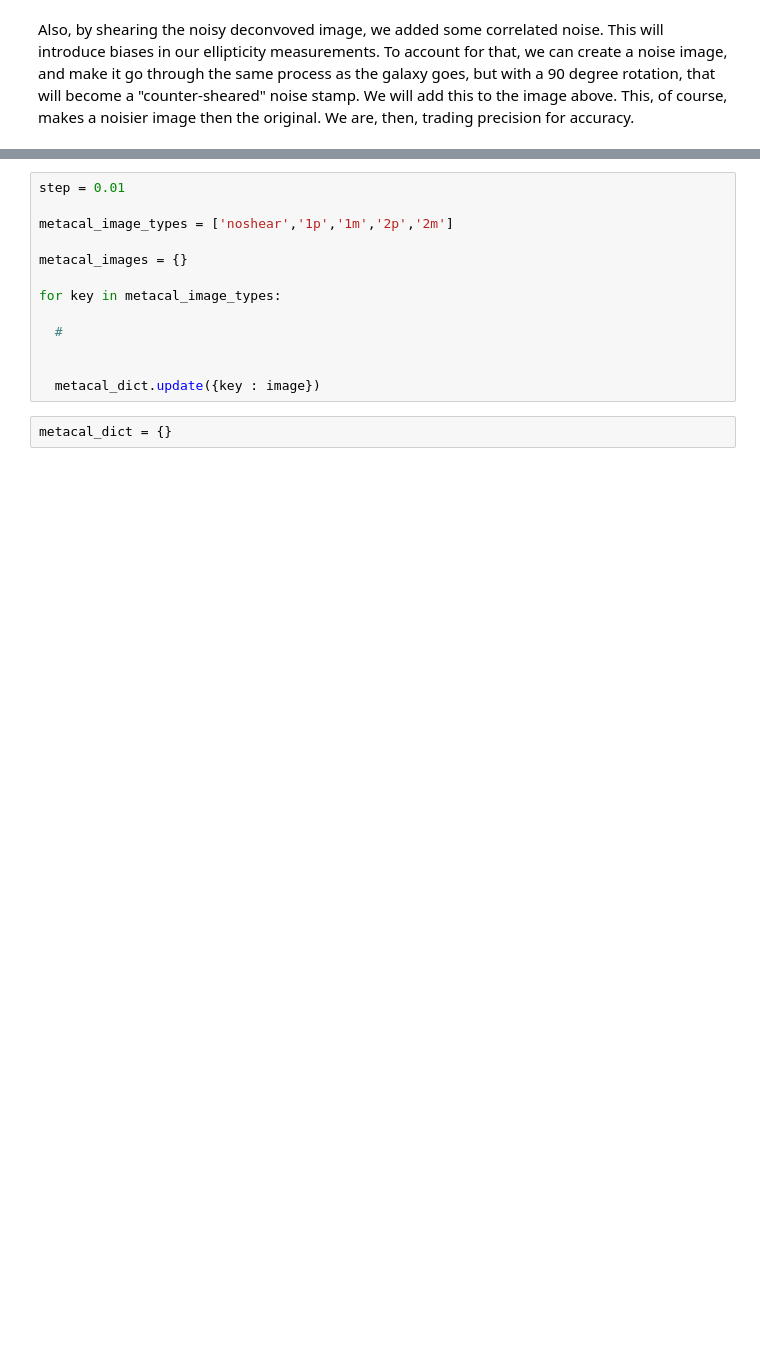
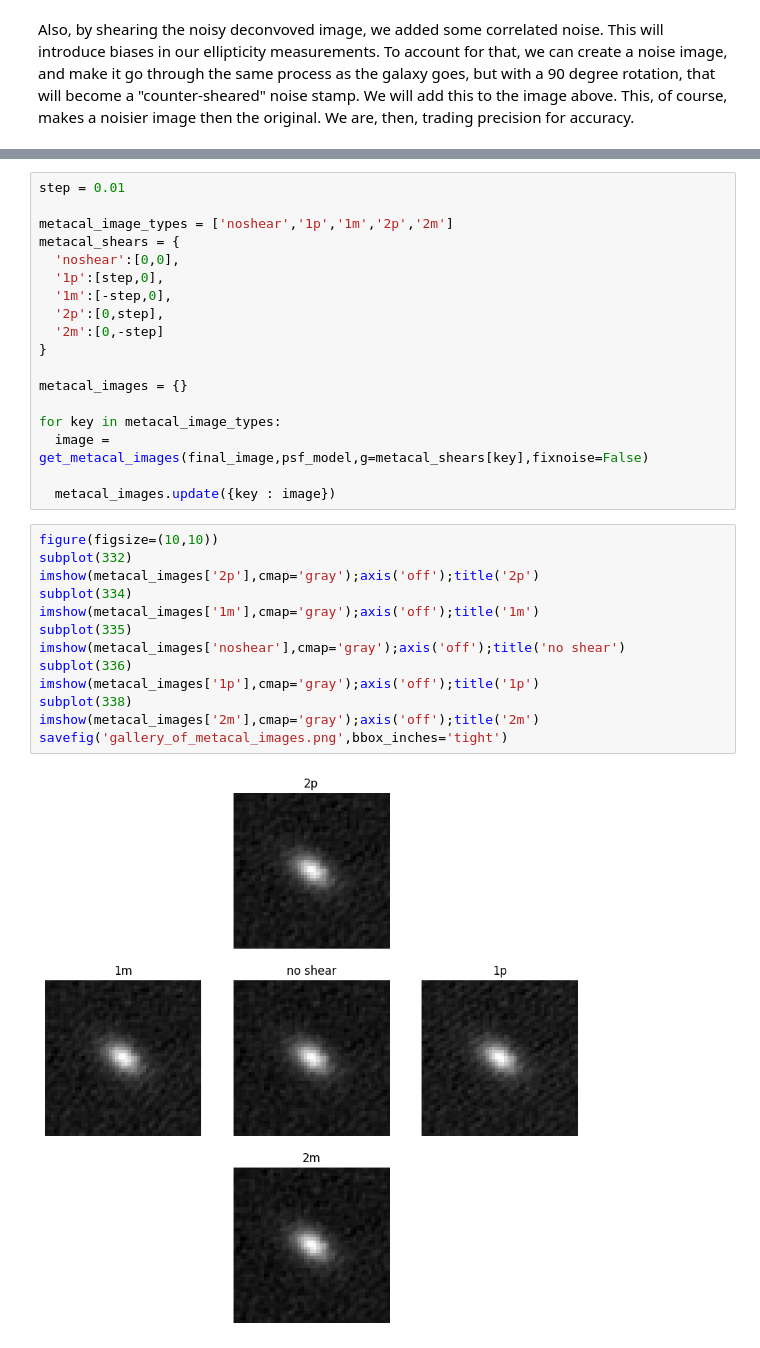
Before and after one commit to andrevitorelli/that-box-over-there, a Jupyter notebook: MetaCal.ipynb, the cells around one changed output, grey strips where cells are left out. Drawn from its saved outputs; the diff is of its cells as text; blank space fills up the shorter version.

Commit message:
making metacal gist

```diff
--- a/MetaCal.ipynb
+++ b/MetaCal.ipynb
@@ -205,14 +274,32 @@ noise_galsim = galsim.InterpolatedImage(galsim.Image(
 step = 0.01
 
 metacal_image_types = ['noshear','1p','1m','2p','2m']
+metacal_shears = {
+  'noshear':[0,0],
+  '1p':[step,0],
+  '1m':[-step,0],
+  '2p':[0,step],
+  '2m':[0,-step]
+}
 
 metacal_images = {}
 
 for key in metacal_image_types:
+  image = get_metacal_images(final_image,psf_model,g=metacal_shears[key],fixnoise=False)
 
-  #
-
-
-  metacal_dict.update({key : image})
+  metacal_images.update({key : image})
 # %%
-metacal_dict = {}
+figure(figsize=(10,10))
+subplot(332)
+imshow(metacal_images['2p'],cmap='gray');axis('off');title('2p')
+subplot(334)
+imshow(metacal_images['1m'],cmap='gray');axis('off');title('1m')
+subplot(335)
+imshow(metacal_images['noshear'],cmap='gray');axis('off');title('no shear')
+subplot(336)
+imshow(metacal_images['1p'],cmap='gray');axis('off');title('1p')
+subplot(338)
+imshow(metacal_images['2m'],cmap='gray');axis('off');title('2m')
+savefig('gallery_of_metacal_images.png',bbox_inches='tight')
+# %% [output]
+[figure, added]
```
Also changed, not shown: parts of 18 cells of this notebook.
